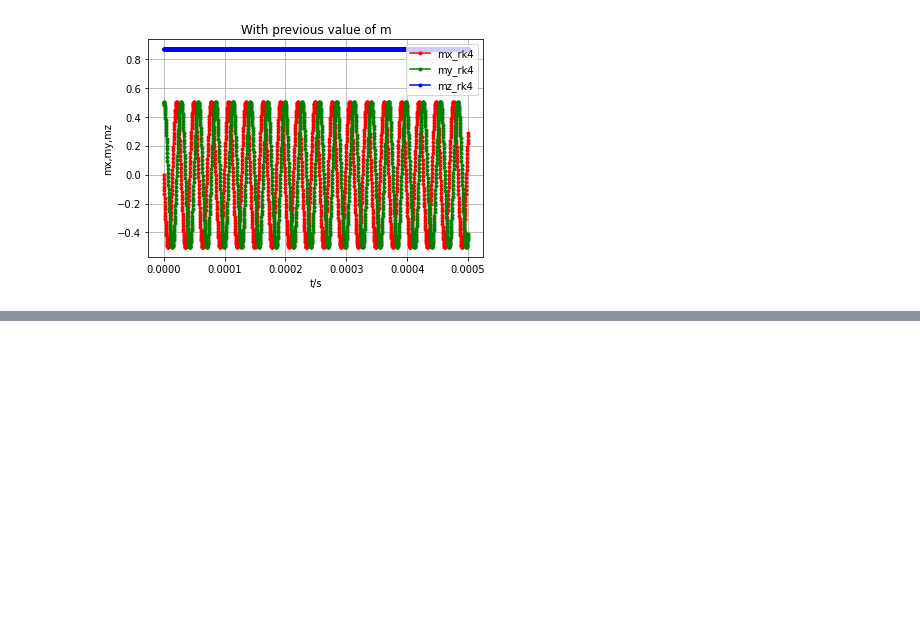
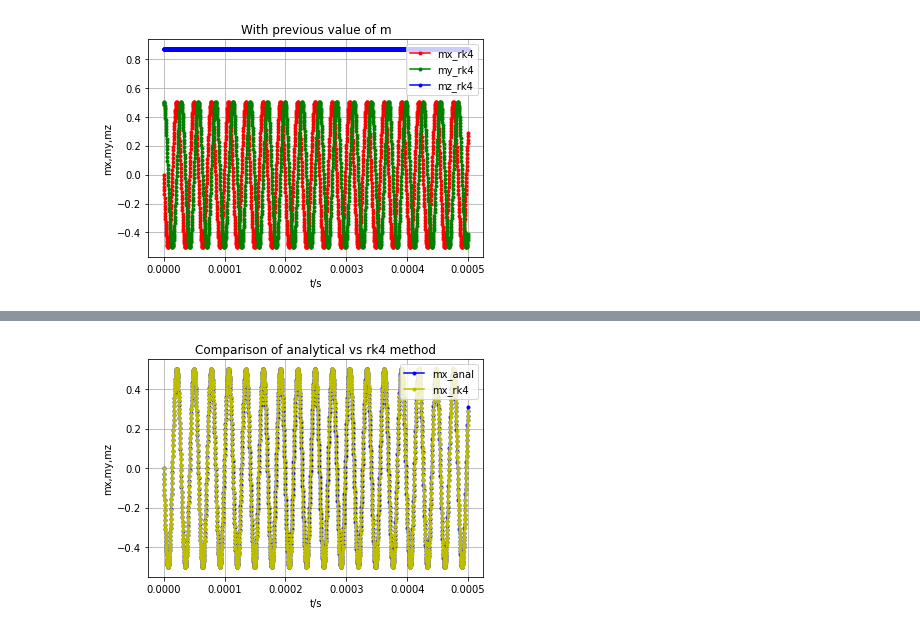
Before and after one commit to Hernandope/spintronics, a Jupyter notebook: runge_kutta.ipynb, the cells around one changed output, grey strips where cells are left out. Cells and saved outputs as stored; diff of their text form; code cells hidden in the pictures; blank space fills up the shorter version.

Commit message:
precision term without damping rk4 and analytical solution

```diff
--- a/runge_kutta.ipynb
+++ b/runge_kutta.ipynb
@@ -209,0 +197,25 @@ plt.show()
+# %%
+mx_anal=[]
+my_anal=[]
+for i in range(0,len(t_axis)):
+    s_y = 1/(-2*(gamma*mu_0)/(1+alpha**2) - 2*math.tan(-(gamma*mu_0)/(1+alpha**2)*H[2]*t_axis[i]))
+    my_anal.append(0.5*math.cos(-(gamma*mu_0)/(1+alpha**2)*H[2]*t_axis[i]) + s_y*math.sin(-(gamma*mu_0)/(1+alpha**2)*H[2]*t_axis[i]))
+    mx_anal.append(0.5*math.sin(-(gamma*mu_0)/(1+alpha**2)*H[2]*t_axis[i]))
+# %%
+fig = plt.figure()
+ax = fig.add_subplot(1, 1, 1)
+
+# plt.plot(t_axis, m_anal, label='Analytical')
+
+plt.plot(t_axis, mx_anal, '.b-', label='mx_anal')
+plt.plot(t_axis, mx, '.y-', label='mx_rk4')
+
+plt.title("Comparison of analytical vs rk4 method")
+plt.xlabel("t/s")
+plt.ylabel("mx,my,mz")
+plt.legend(loc='upper right')
+plt.grid()
+
+plt.show()
+# %% [output]
+[figure, added]
```
Also changed, not shown: parts of 8 cells of this notebook.
